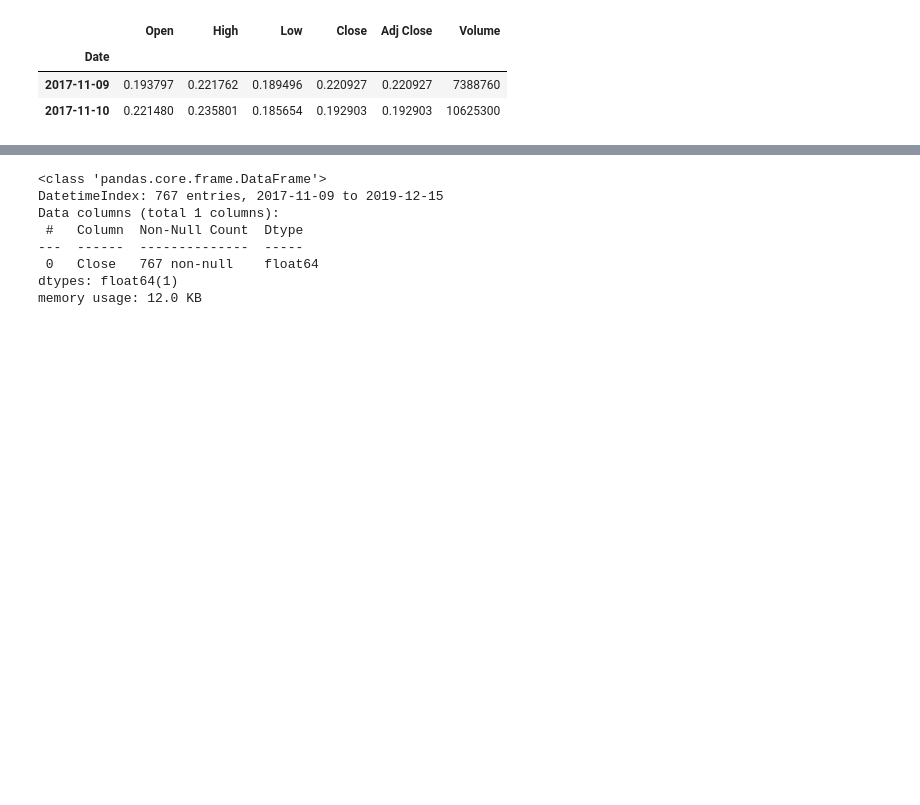
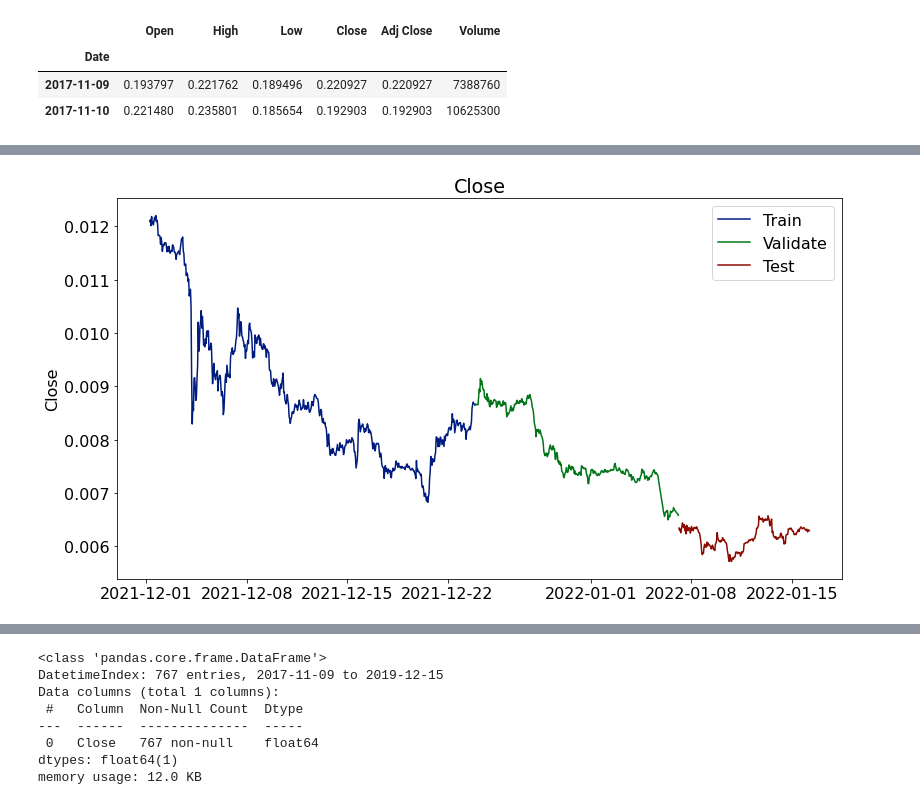
Before and after one commit to lainslie-18/predicting_cryptocurrency_price_with_TSA, a Jupyter notebook: wrangle_explore.ipynb, the cells around one changed output, grey strips where cells are left out. Saved outputs shown, nothing was run; the diff lists cells and outputs as text; code cells hidden in the pictures; blank space fills up the shorter version.

```diff
--- a/wrangle_explore.ipynb
+++ b/wrangle_explore.ipynb
@@ -337,0 +364,12 @@ for col in holo_train.columns:
+# %%
+# plot split data for HOLO hourly
+for col in holo_hr_train.columns:
+    plt.plot(holo_hr_train[col], label='Train')
+    plt.plot(holo_hr_validate[col], label='Validate')
+    plt.plot(holo_hr_test[col], label='Test')
+    plt.ylabel(col)
+    plt.legend()
+    plt.title(col)
+    plt.show()
+# %% [output]
+[figure, added]
```
Also changed, not shown: parts of 57 cells of this notebook, 1 other file.
